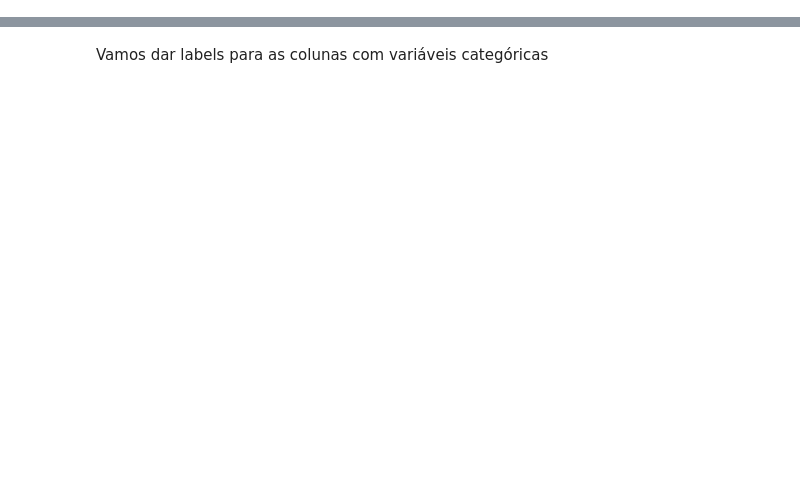
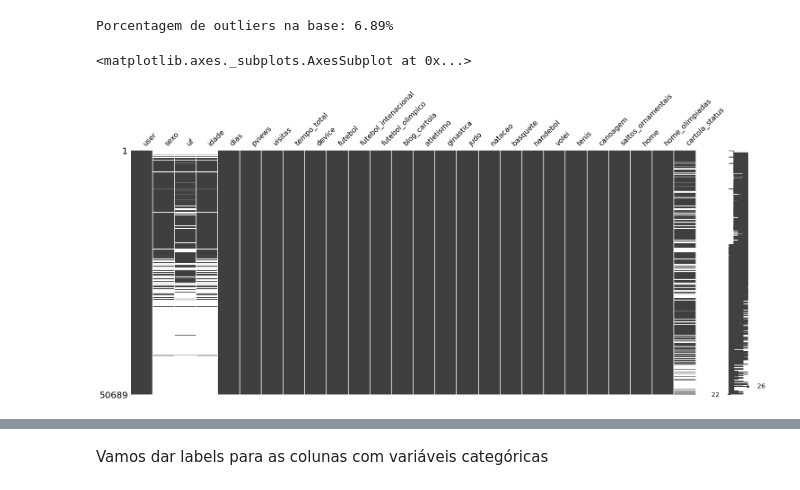
Before and after one commit to luizgmonteiro/proc-globo, a Jupyter notebook: análise.ipynb, the cells around one changed output, grey strips where cells are left out. Saved outputs shown, nothing was run; the diff lists cells and outputs as text; code cells hidden in the pictures; blank space fills up the shorter version.

```diff
--- a/análise.ipynb
+++ b/análise.ipynb
@@ -20,0 +8,6 @@ msno.heatmap(df)
+# %%
+import pandas as pd
+import matplotlib.pyplot as plt
+df_raw = pd.read_csv("./data/raw/ge_df_users_editorias_02.csv")
+df_raw.info()
+treated_df = df_raw.copy()
@@ -20,0 +32,28 @@ msno.heatmap(df)
+# %%
+from sklearn.ensemble import IsolationForest
+
+outliers_measuring = df_raw.copy().dropna()
+features_columns = [c for c in outliers_measuring.columns if c not in ('user', 'sexo', 'uf', 'cartola_status','device')]
+
+# Uso do algoritmo de Isolation Forest para detecção da quantidade de outliers
+clf = IsolationForest(
+    random_state=42,
+    contamination='auto',
+    n_jobs=-1
+)
+
+preds = clf.fit_predict(outliers_measuring[features_columns].values)
+
+print("Porcentagem de outliers na base: %.2f%%" % ((list(preds).count(-1) / outliers_measuring.shape[0]) * 100))
+# %% [output]
+Porcentagem de outliers na base: 6.89%
+# %%
+import pandas as pd
+import missingno as msno
+
+missing_analysis_df = df_raw.copy()
+# %%
+msno.matrix(missing_analysis_df)
+# %% [output]
+<matplotlib.axes._subplots.AxesSubplot at 0x...>
+[figure, added]
```
Also changed, not shown: parts of 43 cells of this notebook.
